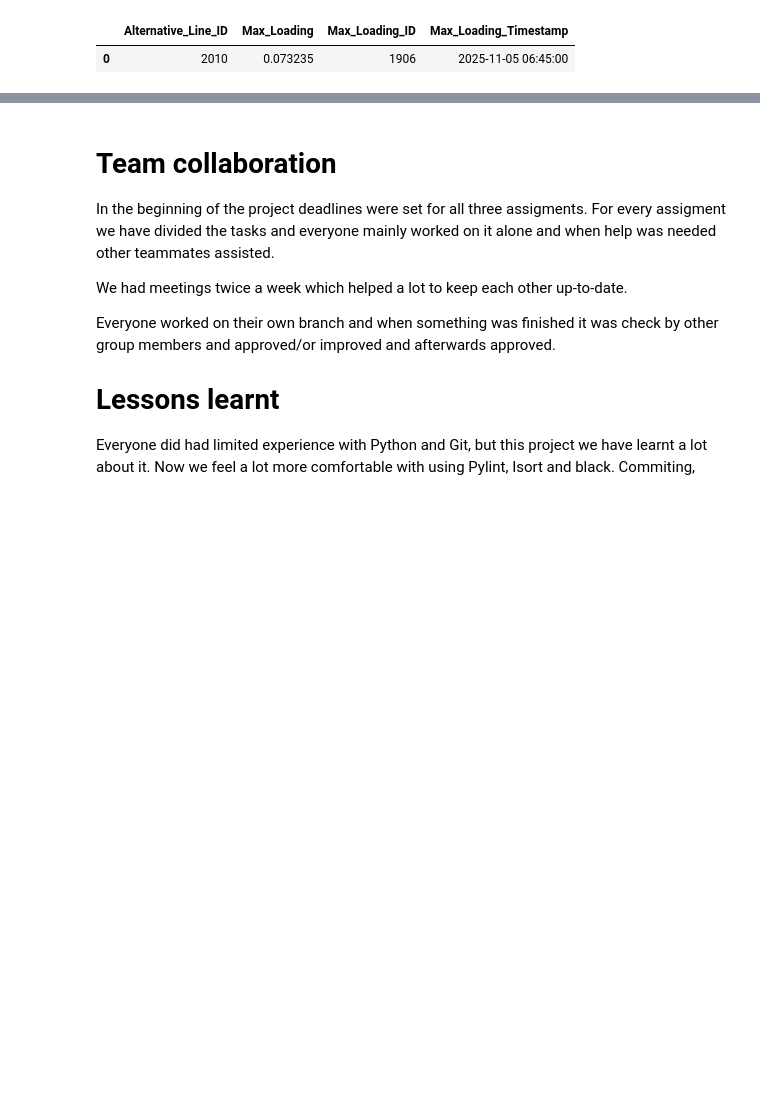
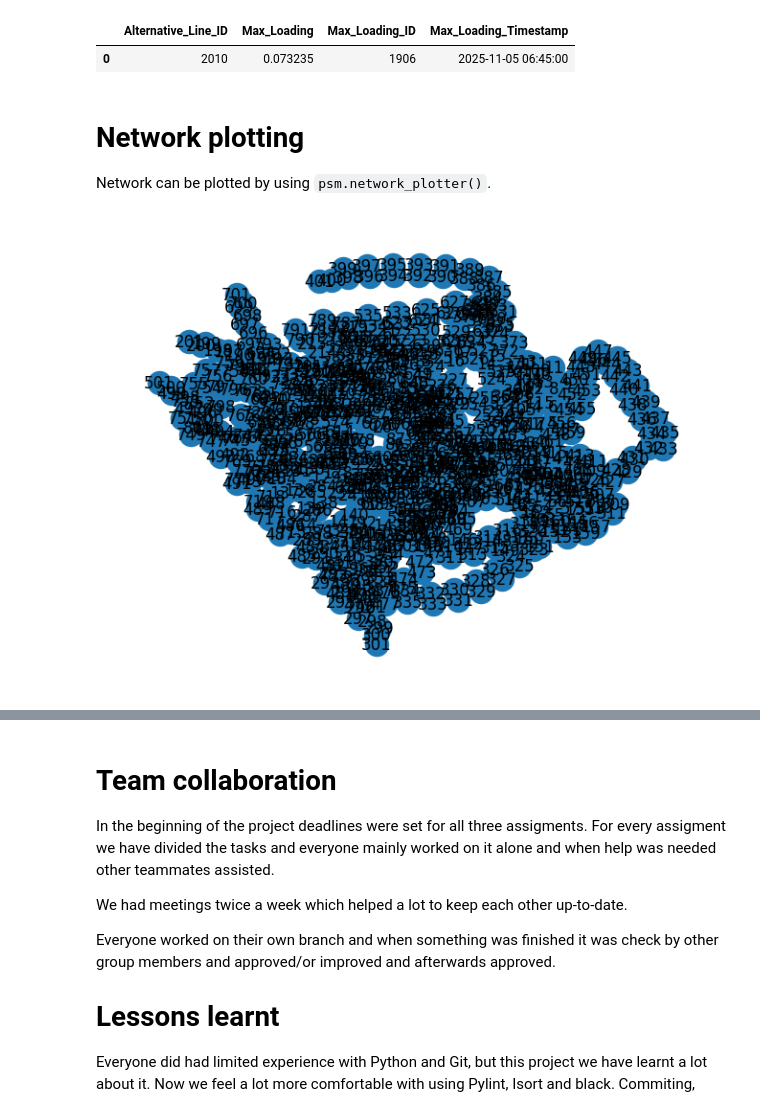
Before and after one commit to ACMason117/power-system-simulation-acdc, a Jupyter notebook: src/power_system_simulation/Final_presentation.ipynb, the cells around one changed output, grey strips where cells are left out. Drawn from its saved outputs; the diff is of its cells as text; code cells hidden in the pictures; blank space fills up the shorter version.

```diff
--- a/src/power_system_simulation/Final_presentation.ipynb
+++ b/src/power_system_simulation/Final_presentation.ipynb
@@ -609,3 +626,10 @@ display(table)
 # %% [output]
 |  | Alternative_Line_ID | Max_Loading | Max_Loading_ID | Max_Loading_Timestamp |
 | 0 | 2010 | 0.073235 | 1906 | 2025-11-05 06:45:00 |
+# %% [markdown]
+# Network plotting
+Network can be plotted by using `psm.network_plotter()`.
+# %%
+psm.network_plotter()
+# %% [output]
+[figure, added]
```
Also changed, not shown: parts of 14 cells of this notebook, 2 other files.
